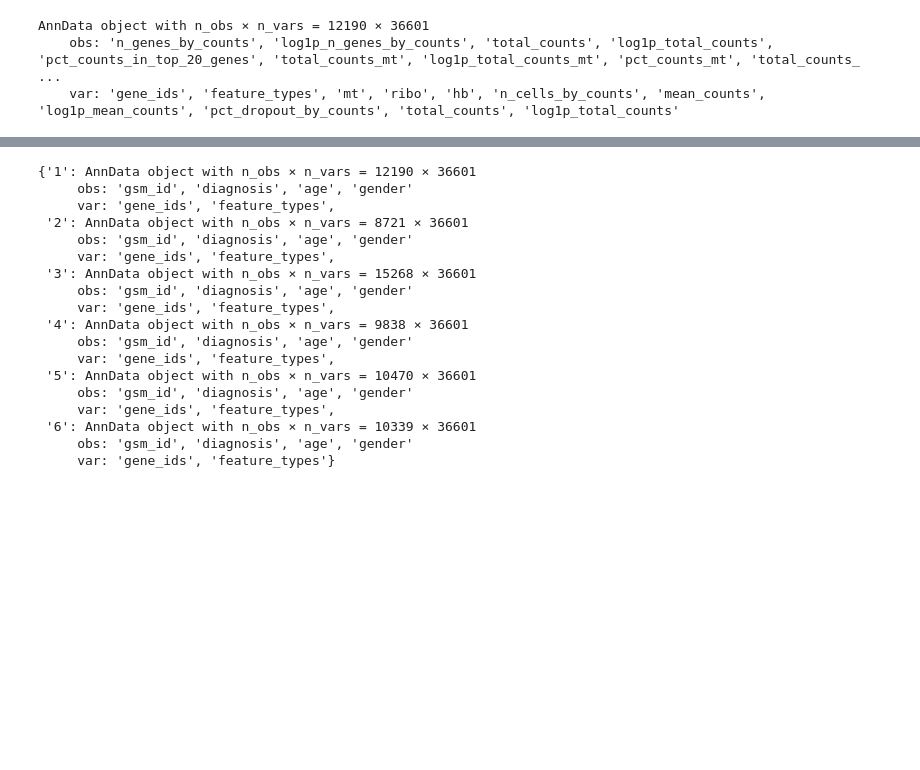
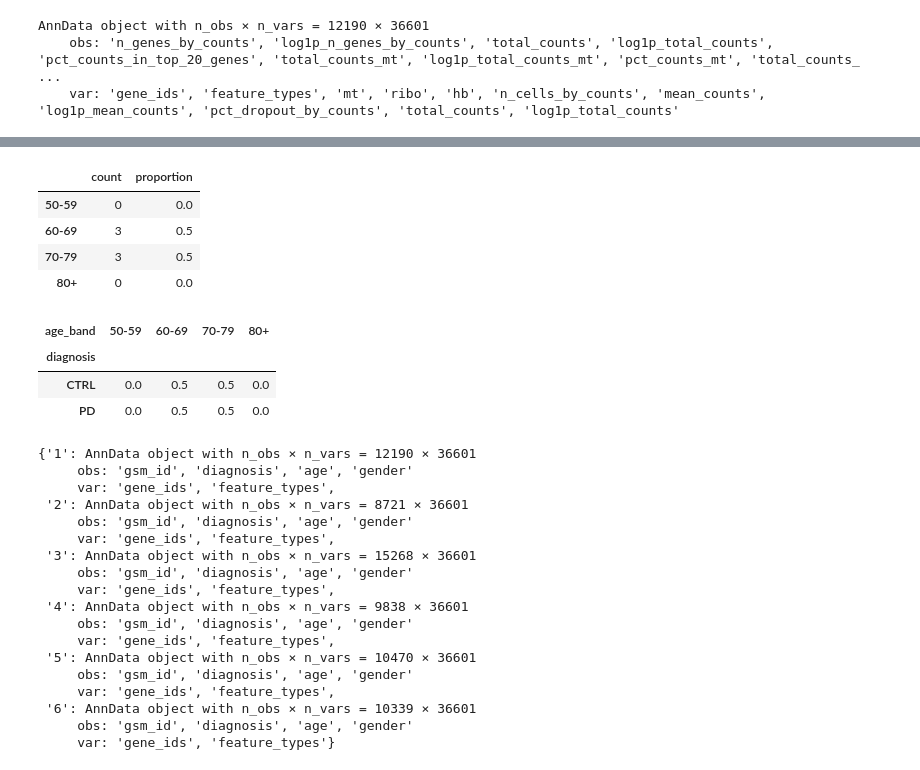
Before and after one commit to zeinabbh/M10, a Jupyter notebook: dataset1_preprocessing.ipynb, the cells around one changed output, grey strips where cells are left out. Cells and saved outputs as stored; diff of their text form; code cells hidden in the pictures; blank space fills up the shorter version.

```diff
--- a/dataset1_preprocessing.ipynb
+++ b/dataset1_preprocessing.ipynb
@@ -91,6 +87,44 @@ sample_meta = pd.DataFrame({
     "age" : [67, 73, 66, 66, 78, 76],
     "gender": ["F", "F", "F", "F", "F", "F"]
 }).set_index("sample_num")
+# %%
+# calculate proportions of samples in age bands (50-59, 60-69, 70-79, 80+), for age-matching with control dataset
+
+bins = [50, 60, 70, 80, np.inf]
+labels = ["50-59", "60-69", "70-79", "80+"]
+
+sample_meta = sample_meta.copy()
+sample_meta["age_band"] = pd.cut(sample_meta["age"], bins=bins, labels=labels, right=False)
+
+age_band_counts = sample_meta["age_band"].value_counts().reindex(labels, fill_value=0)
+age_band_props = (age_band_counts / age_band_counts.sum()).round(3)
+age_band_counts = pd.DataFrame({"count": age_band_counts, "proportion": age_band_props})
+
+display(age_band_counts)
+
+age_band_by_diag = (
+    sample_meta.groupby("diagnosis")["age_band"]
+    .value_counts(normalize=True)
+    .unstack(fill_value=0)
+    .reindex(columns=labels, fill_value=0)
+    .round(3)
+)
+
+display(age_band_by_diag)
+
+# save proprtions per age band by diagnosis
+out_path = "/rds/general/user/ztb25/home/PBMC_datasets/1/age_band_props_by_diagnosis.csv"
+age_band_by_diag.to_csv(out_path)
+# %% [output]
+|  | count | proportion |
+| 50-59 | 0 | 0.0 |
+| 60-69 | 3 | 0.5 |
+| 70-79 | 3 | 0.5 |
+| 80+ | 0 | 0.0 |
+| age_band | 50-59 | 60-69 | 70-79 | 80+ |
+| diagnosis |  |  |  |  |
+| CTRL | 0.0 | 0.5 | 0.5 | 0.0 |
+| PD | 0.0 | 0.5 | 0.5 | 0.0 |
 # %%
 # Now doing global QC
 
```
Also changed, not shown: parts of 8 cells of this notebook, 7 other files.
